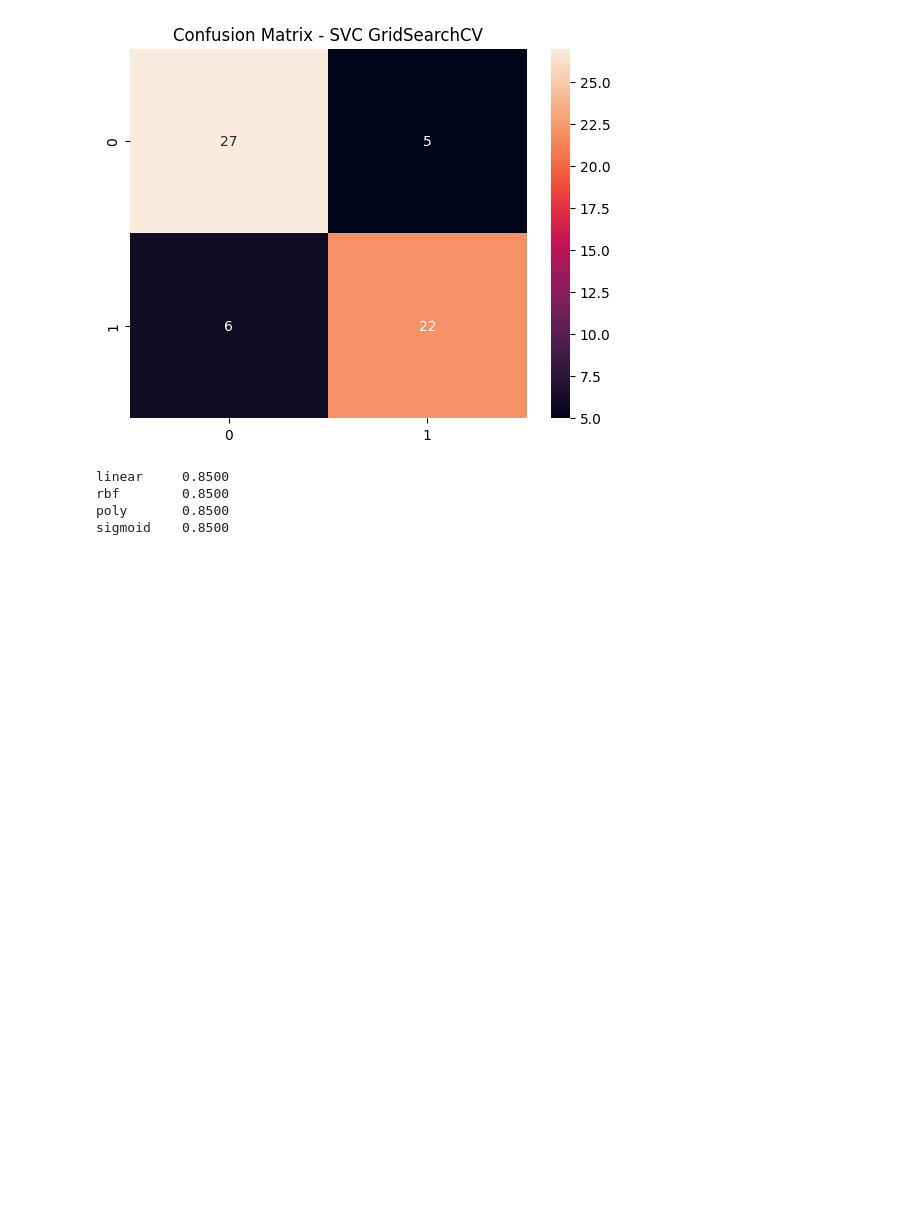
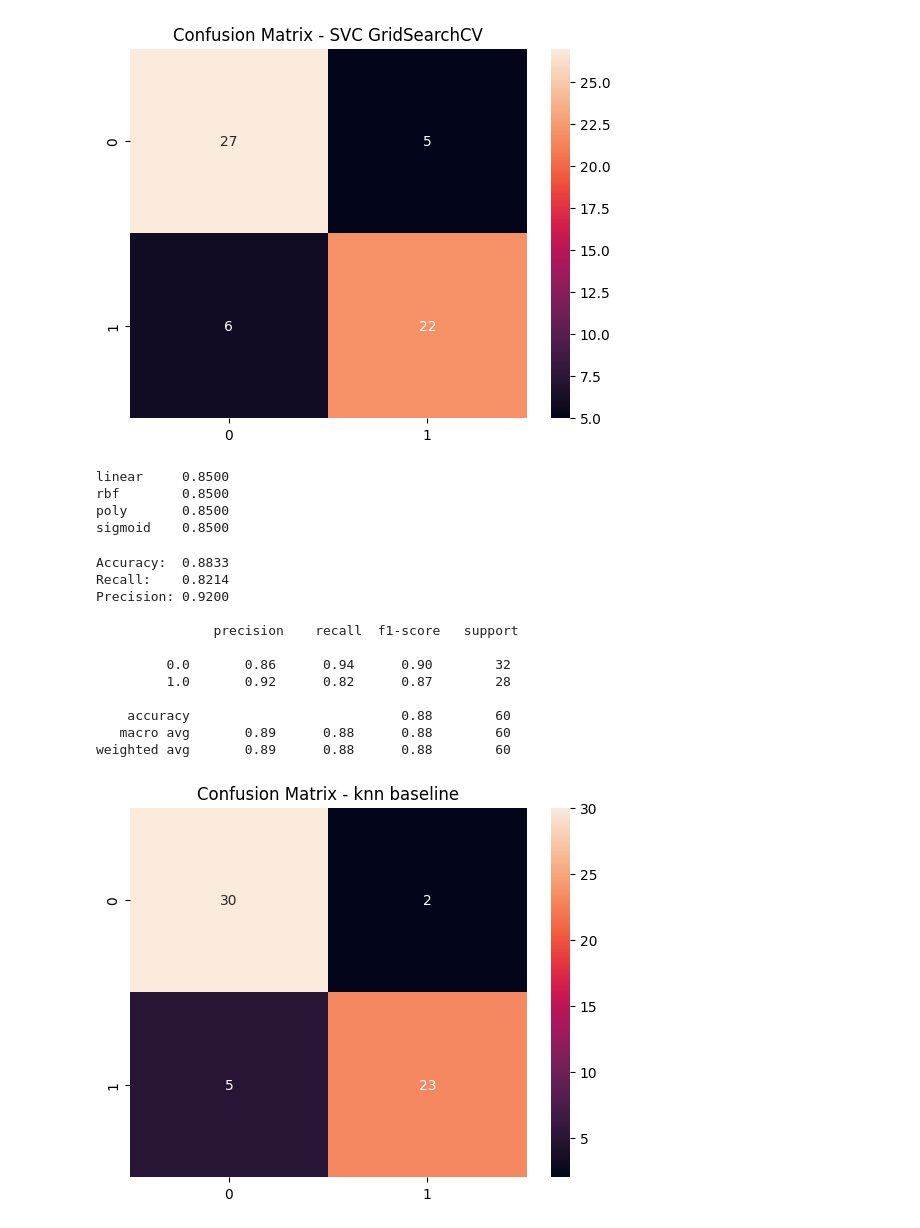
Before and after one commit to PogchampMuffin3/heart-disease-classification, a Jupyter notebook: heart_disease_classification.ipynb, the cells around one changed output. Saved outputs shown, nothing was run; the diff lists cells and outputs as text; code cells hidden in the pictures; blank space fills up the shorter version.

```diff
--- a/heart_disease_classification.ipynb
+++ b/heart_disease_classification.ipynb
@@ -369,3 +372,24 @@ linear     0.8500
 rbf        0.8500
 poly       0.8500
 sigmoid    0.8500
+# %%
+#KNeighborsClassifier
+knn_base=KNC()
+knn_base.fit(X_train,y_train)
+
+y_pred_knn_base = knn_base.predict(X_test)
+results_a['knn baseline'], results_r['knn baseline'], results_p['knn baseline'] = model_summary(y_test, y_pred_knn_base, "knn baseline")
+# %% [output]
+Accuracy:  0.8833
+Recall:    0.8214
+Precision: 0.9200
+
+               precision    recall  f1-score   support
+
+         0.0       0.86      0.94      0.90        32
+         1.0       0.92      0.82      0.87        28
+
+    accuracy                           0.88        60
+   macro avg       0.89      0.88      0.88        60
+weighted avg       0.89      0.88      0.88        60
+[figure, added]
```
Also changed, not shown: parts of 23 cells of this notebook.
